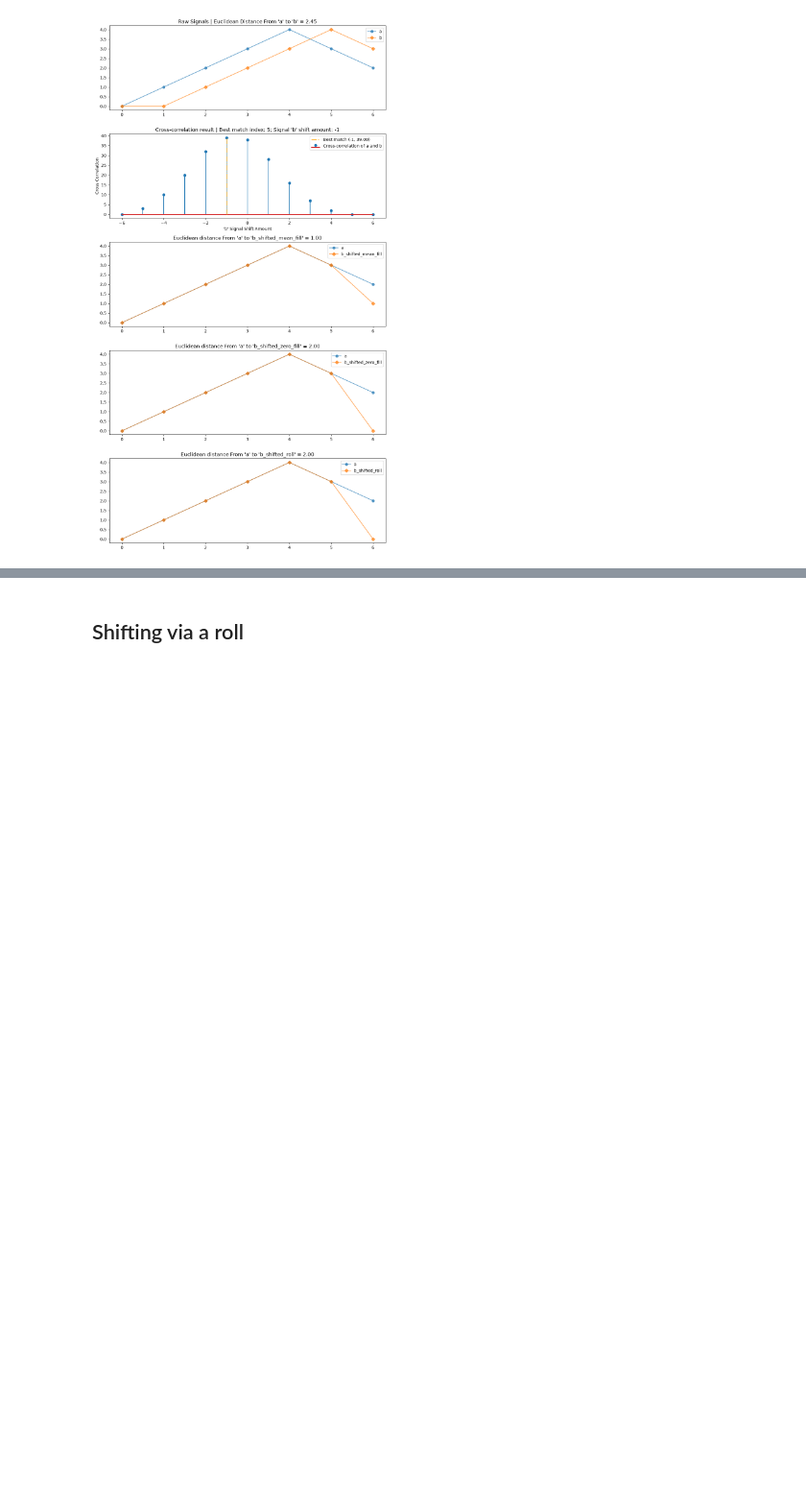
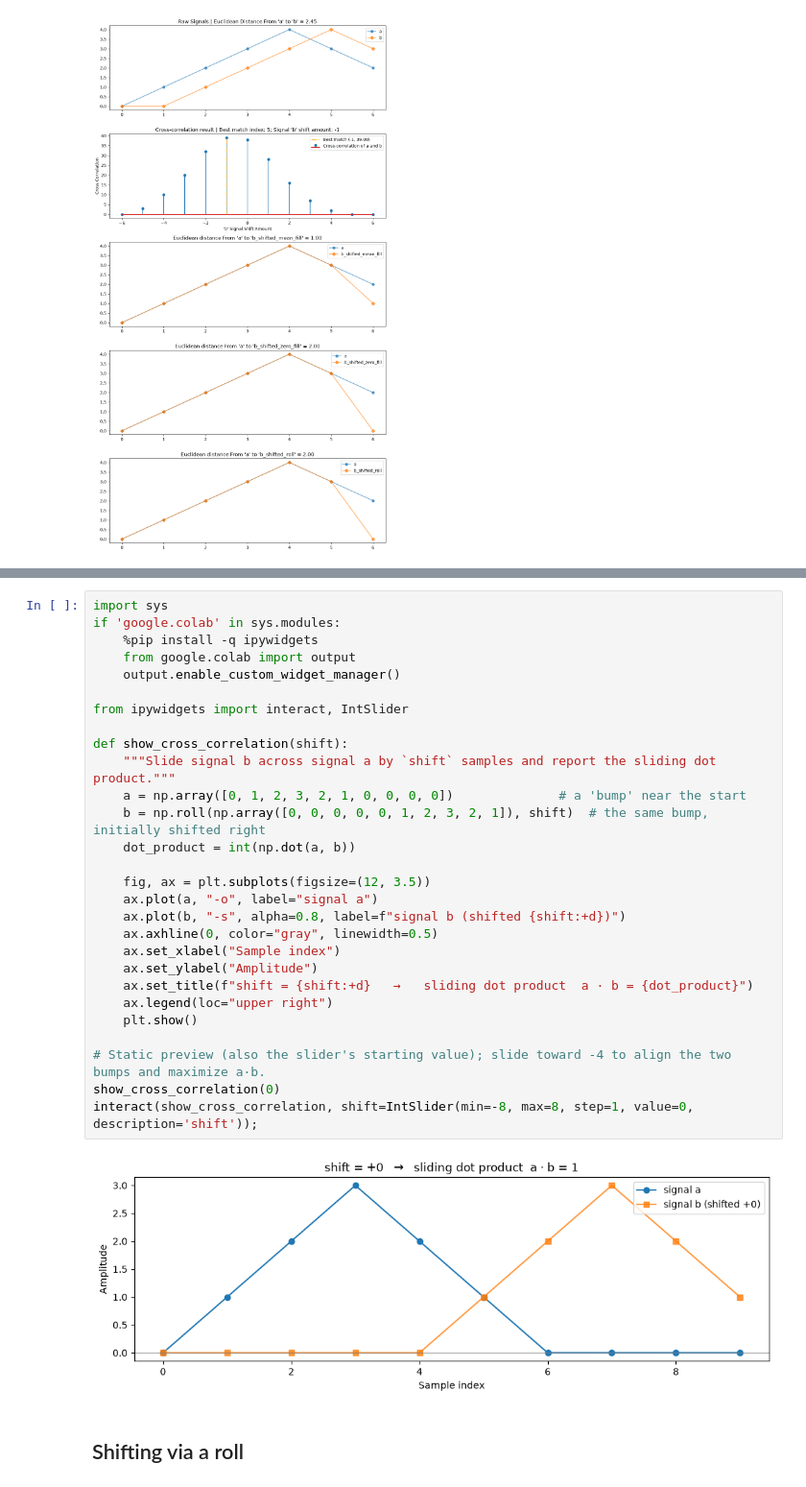
Before and after one commit to makeabilitylab/signals, a Jupyter notebook: Tutorials/Signals - Comparing Signals.ipynb, the cells around one changed output, grey strips where cells are left out. Shown at 96% size. Saved outputs shown, nothing was run; the diff lists cells and outputs as text; blank space fills up the shorter version.

```diff
--- a/Tutorials/Signals - Comparing Signals.ipynb
+++ b/Tutorials/Signals - Comparing Signals.ipynb
@@ -410,3 +403,33 @@ best_correlation_index 5 shift_amount_debug -1 shift_amount -1
+# %%
+import sys
+if 'google.colab' in sys.modules:
+    %pip install -q ipywidgets
+    from google.colab import output
+    output.enable_custom_widget_manager()
+
+from ipywidgets import interact, IntSlider
+
+def show_cross_correlation(shift):
+    """Slide signal b across signal a by `shift` samples and report the sliding dot product."""
+    a = np.array([0, 1, 2, 3, 2, 1, 0, 0, 0, 0])              # a 'bump' near the start
+    b = np.roll(np.array([0, 0, 0, 0, 0, 1, 2, 3, 2, 1]), shift)  # the same bump, initially shifted right
+    dot_product = int(np.dot(a, b))
+
+    fig, ax = plt.subplots(figsize=(12, 3.5))
+    ax.plot(a, "-o", label="signal a")
+    ax.plot(b, "-s", alpha=0.8, label=f"signal b (shifted {shift:+d})")
+    ax.axhline(0, color="gray", linewidth=0.5)
+    ax.set_xlabel("Sample index")
+    ax.set_ylabel("Amplitude")
+    ax.set_title(f"shift = {shift:+d}   →   sliding dot product  a · b = {dot_product}")
+    ax.legend(loc="upper right")
+    plt.show()
+
+# Static preview (also the slider's starting value); slide toward -4 to align the two bumps and maximize a·b.
+show_cross_correlation(0)
+interact(show_cross_correlation, shift=IntSlider(min=-8, max=8, step=1, value=0, description='shift'));
+# %% [output]
+[figure, added]
 # %% [markdown]
 ## Shifting via a roll
 # %% [markdown]
```
Also changed, not shown: parts of 3 cells of this notebook.
